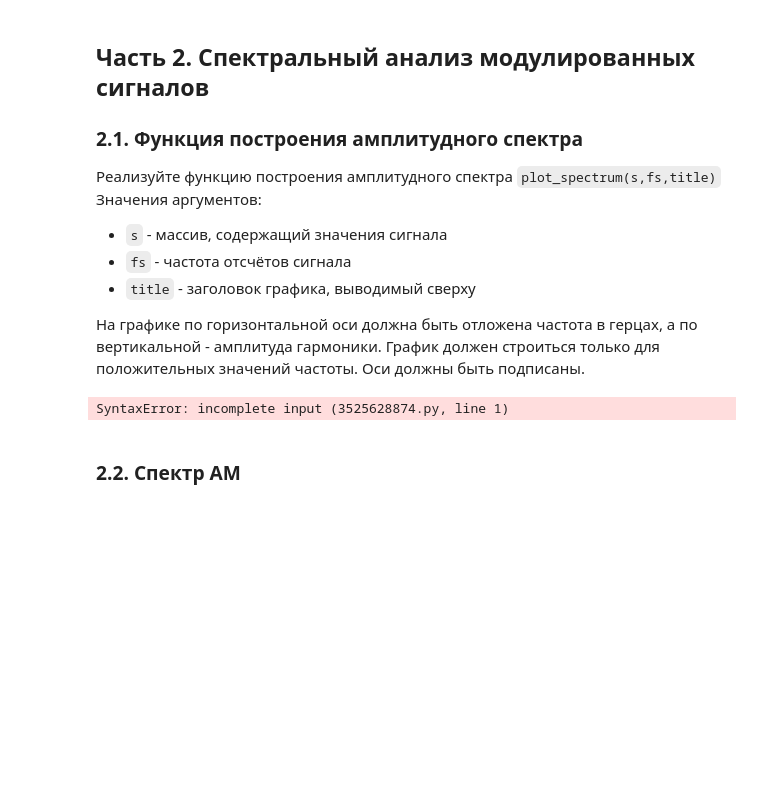
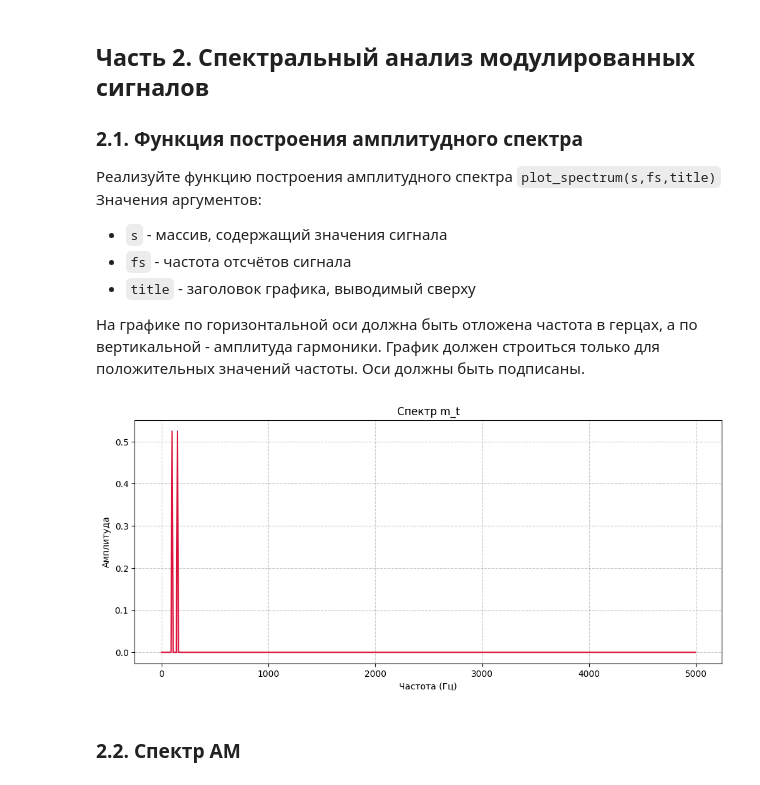
Before and after one commit to Uzema/dsp-seminars, a Jupyter notebook: seminars/2.ipynb, the cells around one changed output. Saved outputs shown, nothing was run; the diff lists cells and outputs as text; code cells hidden in the pictures; blank space fills up the shorter version.

```diff
--- a/seminars/2.ipynb
+++ b/seminars/2.ipynb
@@ -111,10 +111,25 @@ plt.show()
 * `title` - заголовок графика, выводимый сверху
 
 На графике по горизонтальной оси должна быть отложена частота в герцах, а по вертикальной - амплитуда гармоники. График должен строиться только для положительных значений частоты. Оси должны быть подписаны.
-# %%
-def plot_spectrum(s, fs, title):
-# %% [output]
-SyntaxError: incomplete input (3525628874.py, line 1)
+# %%
+def plot_spectrum(s, fs, title):
+  N = len(s)
+  X = np.fft.fft(s)
+  freq = np.fft.fftfreq(N, d=1/fs)
+
+  half = N // 2
+  freq_pos = freq[:half]
+  X_mag = (2.0 / N) * np.abs(X[:half])
+
+  plt.plot(freq_pos, X_mag, color='crimson', linewidth=1.5)
+  plt.title(title)
+  plt.xlabel('Частота (Гц)')
+  plt.ylabel('Амплитуда')
+  plt.show()
+
+plot_spectrum(m_t, fs, "Спектр m_t")
+# %% [output]
+[figure, added]
 # %% [markdown]
 ### 2.2. Спектр АМ
 # %%
```
Also changed, not shown: parts of 3 cells of this notebook.
